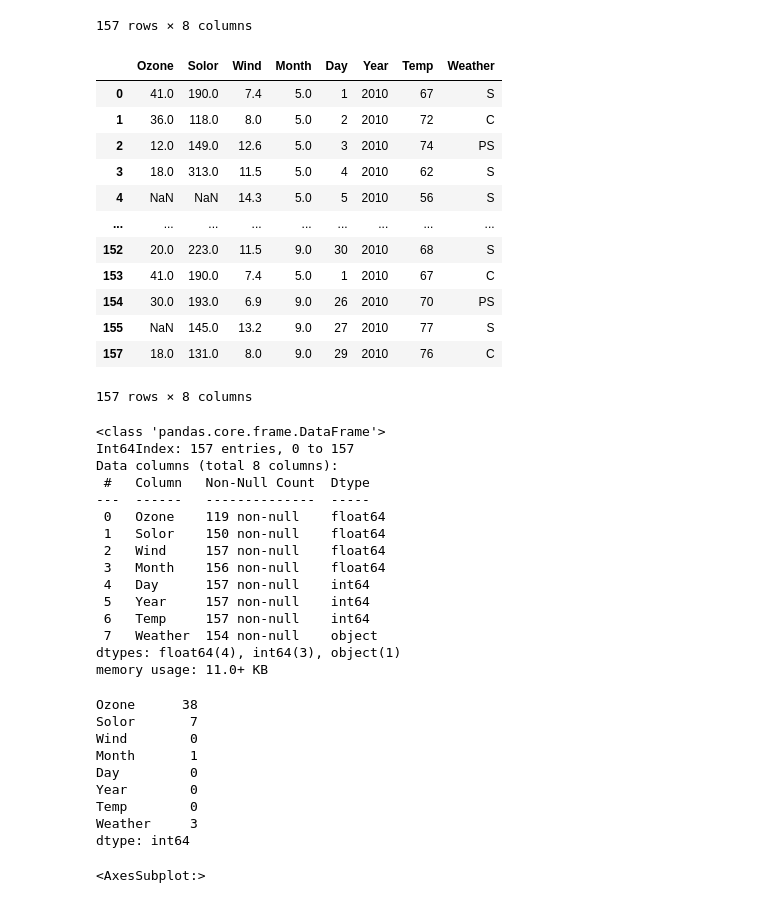
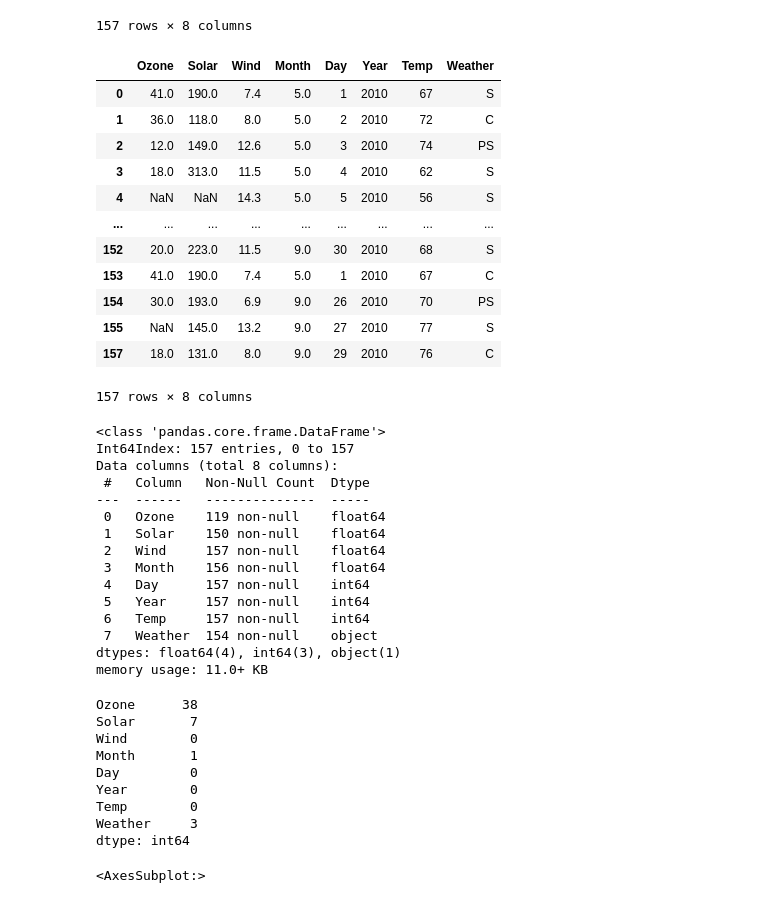
Before and after one commit to TEJA6711/task, a Jupyter notebook: EDA 4-checkpoint.ipynb, the cells around one changed output. Cells and saved outputs as stored; diff of their text form; code cells hidden in the pictures.

```diff
--- a/EDA 4-checkpoint.ipynb
+++ b/EDA 4-checkpoint.ipynb
@@ -113,10 +113,10 @@ data1
 | 157 | 18.0 | 131.0 | 8.0 | 9.0 | 29 | 2010 | 76 | C |
 157 rows × 8 columns
 # %%
-data1.rename({'Solar.R':'Solor'}, axis=1, inplace = True)
+data1.rename({'Solar.R':'Solar'}, axis=1, inplace = True)
 data1
 # %% [output]
-|  | Ozone | Solor | Wind | Month | Day | Year | Temp | Weather |
+|  | Ozone | Solar | Wind | Month | Day | Year | Temp | Weather |
 | 0 | 41.0 | 190.0 | 7.4 | 5.0 | 1 | 2010 | 67 | S |
 | 1 | 36.0 | 118.0 | 8.0 | 5.0 | 2 | 2010 | 72 | C |
 | 2 | 12.0 | 149.0 | 12.6 | 5.0 | 3 | 2010 | 74 | PS |
@@ -138,7 +138,7 @@ Data columns (total 8 columns):
  #   Column   Non-Null Count  Dtype
 ---  ------   --------------  -----
  0   Ozone    119 non-null    float64
- 1   Solor    150 non-null    float64
+ 1   Solar    150 non-null    float64
  2   Wind     157 non-null    float64
  3   Month    156 non-null    float64
  4   Day      157 non-null    int64
@@ -152,7 +152,7 @@ memory usage: 11.0+ KB
 data1.isnull().sum()
 # %% [output]
 Ozone      38
-Solor       7
+Solar       7
 Wind        0
 Month       1
 Day         0
```
Also changed, not shown: parts of 15 cells of this notebook.
